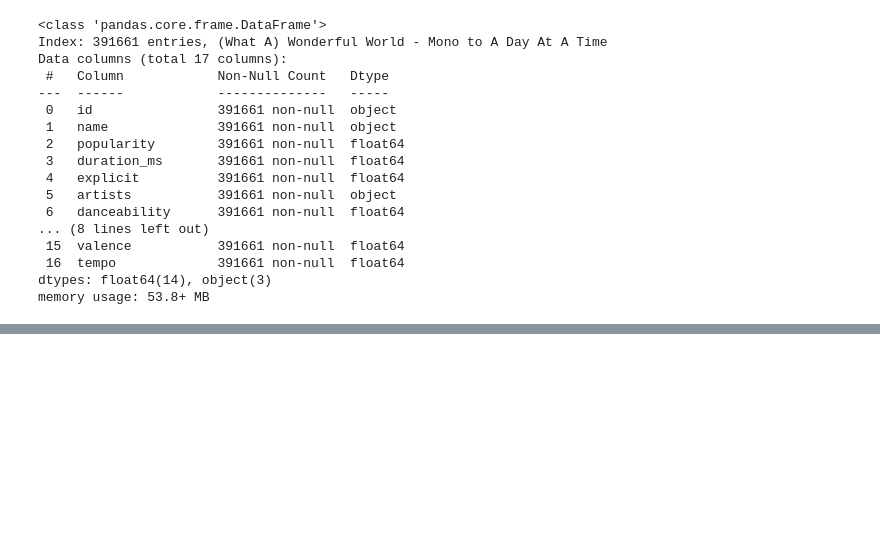
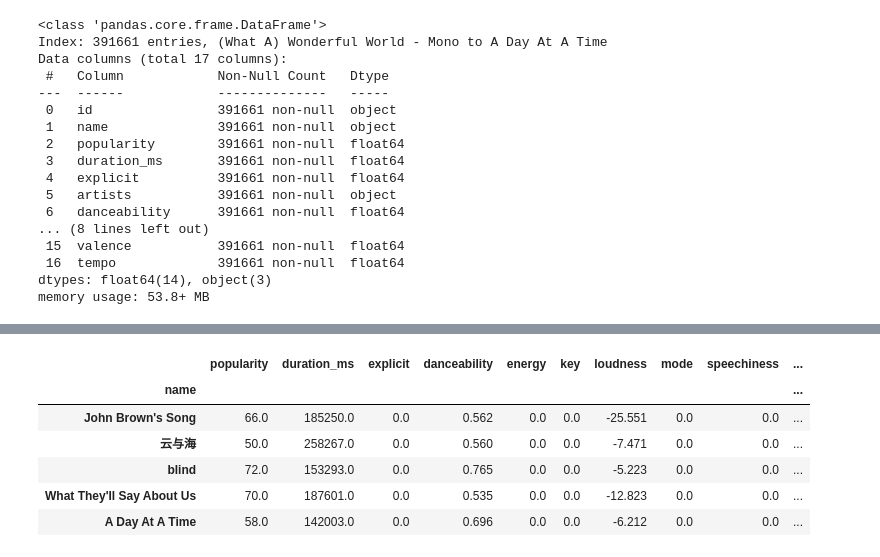
Before and after one commit to junipear21/capstone-group-8-Spotify, a Jupyter notebook: Machine_Learning/Final_KNN_Song_Recommender.ipynb, the cells around one changed output, grey strips where cells are left out. Cells and saved outputs as stored; diff of their text form; code cells hidden in the pictures; blank space fills up the shorter version.

```diff
--- a/Machine_Learning/Final_KNN_Song_Recommender.ipynb
+++ b/Machine_Learning/Final_KNN_Song_Recommender.ipynb
@@ -222,0 +323,10 @@ recommender(song, model_knn, KNN_top_tracks_alpha, KNN_top_tracks_proc)
+# %%
+KNN_top_tracks_proc.tail()
+# %% [output]
+|  | popularity | duration_ms | explicit | danceability | energy | key | loudness | mode | speechiness | ... |
+| name |  |  |  |  |  |  |  |  |  | ... |
+| John Brown's Song | 66.0 | 185250.0 | 0.0 | 0.562 | 0.0 | 0.0 | -25.551 | 0.0 | 0.0 | ... |
+| 云与海 | 50.0 | 258267.0 | 0.0 | 0.560 | 0.0 | 0.0 | -7.471 | 0.0 | 0.0 | ... |
+| blind | 72.0 | 153293.0 | 0.0 | 0.765 | 0.0 | 0.0 | -5.223 | 0.0 | 0.0 | ... |
+| What They'll Say About Us | 70.0 | 187601.0 | 0.0 | 0.535 | 0.0 | 0.0 | -12.823 | 0.0 | 0.0 | ... |
+| A Day At A Time | 58.0 | 142003.0 | 0.0 | 0.696 | 0.0 | 0.0 | -6.212 | 0.0 | 0.0 | ... |
```
Also changed, not shown: parts of 26 cells of this notebook, 3 other files.
